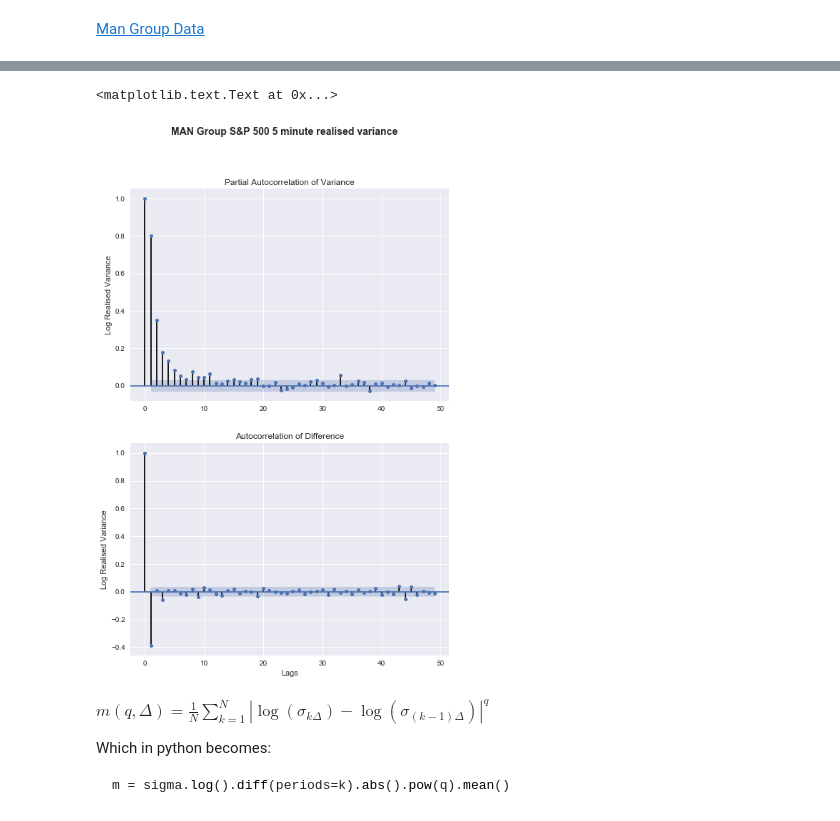
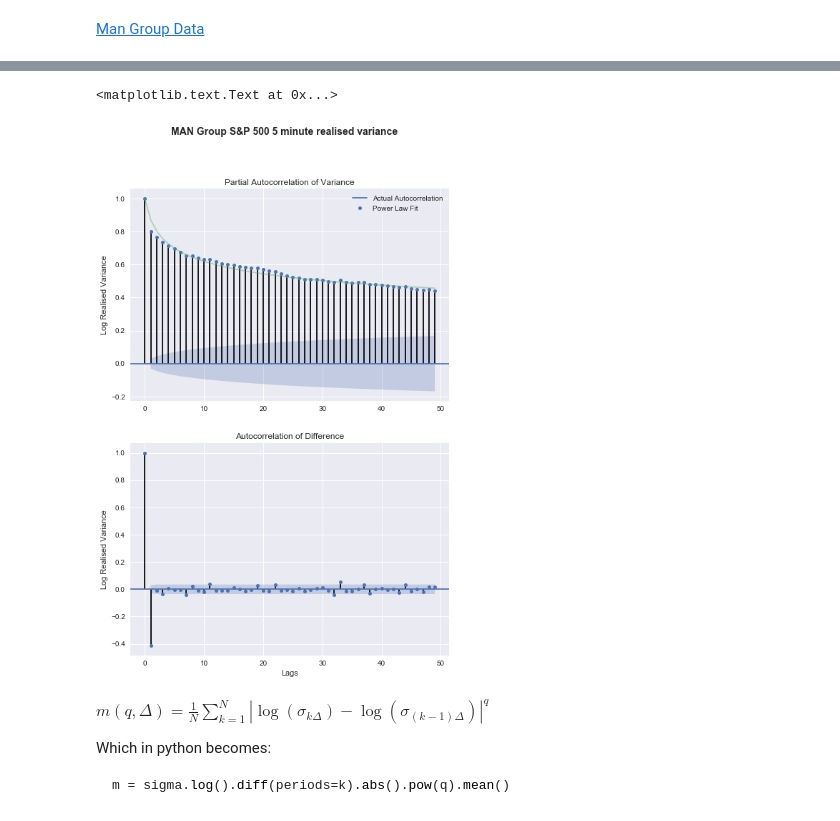
Before and after one commit to ef4s/RoughVol, a Jupyter notebook: Untitled.ipynb, the cells around one changed output, grey strips where cells are left out. Drawn from its saved outputs; the diff is of its cells as text; code cells hidden in the pictures.

```diff
--- a/Untitled.ipynb
+++ b/Untitled.ipynb
@@ -22,5 +23,9 @@ Fractional Brownian Motion (fBM) is like Brownian Motion, but the increments are
 # %% [markdown]
 [Man Group Data](http://realized.oxford-man.ox.ac.uk/data/download)
 # %%
-man = pd.read_csv('OxfordManRealizedVolatilityIndices.csv', header=2, index_col=0, parse_dates=True, usecols=[0,1])
-man = np.log(man['SPX2.rv'].
+man = pd.read_csv('OxfordManRealizedVolatilityIndices.csv', header=2, index_col=0, parse_dates=True, usecols=[0,1])['SPX2.rv']
+man.dropna(inplace=True)
+# man = pd.Series(man)
+man_log_var = np.log(man)
+man_log_std = np.log(np.sqrt(man))
+# man = np.log(man['SPX2.rv'].apply(np.sqrt))
@@ -28,0 +32,15 @@ AttributeError: 'Series' object has no attribute 'sqrt'
+# %%
+fig = plt.figure(figsize=(8, 6))
+fig.suptitle('Sample Paths from a Fractional Brownian Motion', fontsize=14, fontweight='bold')
+
+ax = fig.add_subplot(111)
+
+ax.set_ylabel('Log Realised Variance')
+ax.xaxis.label.set_visible(False)
+
+n = man_log_var.size
+exponents = [0.25, 0.5, 0.75]
+for hurst in exponents:
+    fbmr, _, times = fbm.fbm(n, H=hurst, L=1, method='daviesharte', random_seed=1337)
+    plt.plot(times, fbmr)
+plt.legend(exponents)
@@ -39,0 +63,13 @@ ax.xaxis.label.set_visible(False)
+# %%
+fig = plt.figure(figsize=(8, 6))
+fig.suptitle('MAN Group S&P 500 5 minute realised variance', fontsize=14, fontweight='bold')
+
+ax = fig.add_subplot(111)
+
+plt.plot(a, '.')
+p = 0.2
+plt.plot([1/n ** p for n in range(1, 51)], alpha=0.4)
+plt.legend(['Actual Autocorrelation', 'Power Law Fit'])
+
+ax.set_ylabel('Autocorrelation')
+ax.set_xlabel('Lags')
@@ -40,21 +79,24 @@ ax.xaxis.label.set_visible(False)
 # %%
 fig = plt.figure(figsize=(8, 12))
 fig.suptitle('MAN Group S&P 500 5 minute realised variance', fontsize=14, fontweight='bold')
 
 ax = fig.add_subplot(211)
-plot_pacf(man.dropna(), lags=list(range(50)), ax=ax)
+plot_acf(man_log_var, lags=list(range(50)), ax=ax)
+plt.plot([1/n ** p for n in range(1, 51)], alpha=0.4)
+plt.legend(['Actual Autocorrelation', 'Power Law Fit'])
+
 ax.set_title('Partial Autocorrelation of Variance')
 
 ax2 = fig.add_subplot(212)
-plot_acf(man.diff().dropna(), lags=list(range(50)), ax=ax2)
+plot_acf(man_log_var.diff().dropna(), lags=list(range(50)), ax=ax2)
 ax2.set_title('Autocorrelation of Difference')
 
 ax.set_ylabel('Log Realised Variance')
 ax2.set_ylabel('Log Realised Variance')
 ax2.set_xlabel('Lags')
 # %% [output]
 <matplotlib.text.Text at 0x...>
-[figure, old version]
+[figure, new version]
 # %% [markdown]
 $m(q, \Delta)=\frac{1}{N}\sum_{k=1}^N |{\log(\sigma_{k\Delta}) - \log(\sigma_{(k-1)\Delta})}|^q$
 
```
Also changed, not shown: parts of 36 cells of this notebook.
